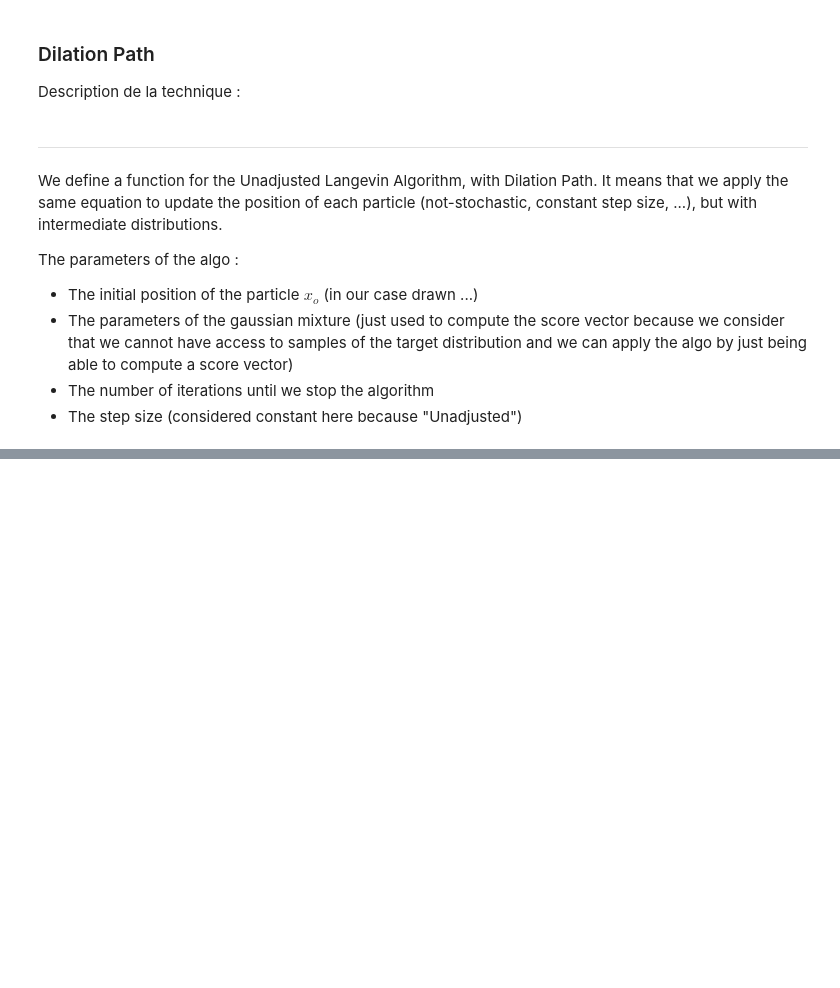
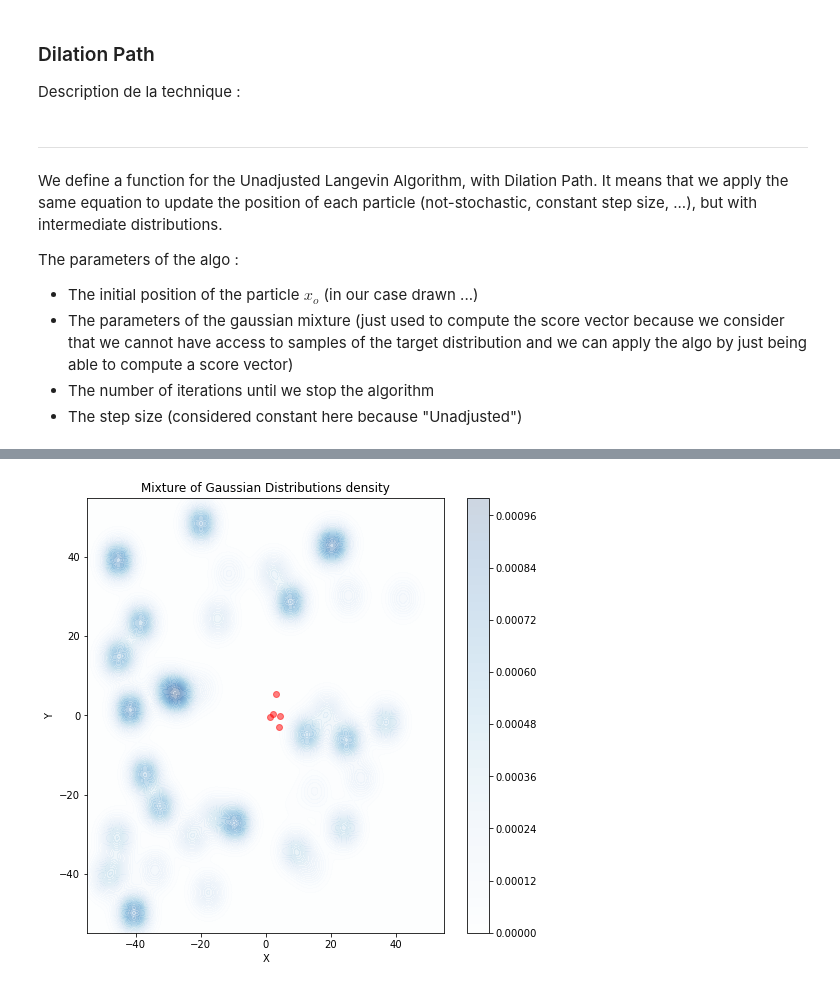
Before and after one commit to PyTomSss/Research_Project-Imperial_College, a Jupyter notebook: Dilation_path_experiment.ipynb, the cells around one changed output, grey strips where cells are left out. Saved outputs shown, nothing was run; the diff lists cells and outputs as text; code cells hidden in the pictures; blank space fills up the shorter version.

```diff
--- a/Dilation_path_experiment.ipynb
+++ b/Dilation_path_experiment.ipynb
@@ -121,7 +121,7 @@ def generate_multimodal(centers, covariances, weights, plot_sample=None):
     if n_components != len(centers) or n_components != len(covariances):
         raise ValueError('The number of centers, covariances and weights should be the same')
 
-    graph_len = max(max(centers[:, 0]),  max(centers[:, 1])) + 5
+    graph_len = max(max(abs(centers[:, 0])),  max(abs(centers[:, 1]))) + 5
 
     x_axis = np.linspace(-graph_len, graph_len, 500)
     y_axis = np.linspace(-graph_len, graph_len, 500)
@@ -419,3 +427,21 @@ generate_multimodal(centers, covariances, weights, np.array(x_result))
+# %%
+def plot_ULA(nb_particles, step, nb_iter, weights, centers, covariances):
+
+    ## Initialisation : for the moment manually
+
+    sample_init = np.random.multivariate_normal([0, 0], [[1, 0], [0, 1]], nb_particles)
+
+    x_result = []
+
+    for j in tqdm(range(nb_particles)):
+
+        x_init = sample_init[j, :]
+
+        traj = ULA_true(x_init, nb_iter, step, weights, centers, covariances)
+
+        x_result.append(traj[-1])
+
+    generate_multimodal(centers, covariances, weights, np.array(x_result))
 # %% [markdown]
 ### Dilation Path
 
@@ -474,0 +589,19 @@ generate_multimodal(centers, covariances, weights, np.array(x_result))
+# %%
+## Let's set the parameters of the new target :
+
+weights = np.random.uniform(0, 1, 40)
+weights = weights / np.sum(weights)
+
+centers = np.random.uniform(-50, 50, (40, 2))
+
+covariances = np.array([[10, 0], [0, 10]] * 40).reshape((40, 2, 2)) #10*I_2 pour chaque composante de la Mixture
+
+nb_particles = 5
+
+step = 0.001
+
+nb_iter = 5000
+# %%
+plot_ULA(nb_particles, step, nb_iter, weights, centers, covariances)
+# %% [output]
+[figure, added]
```
Also changed, not shown: parts of 18 cells of this notebook, 1 other file.
